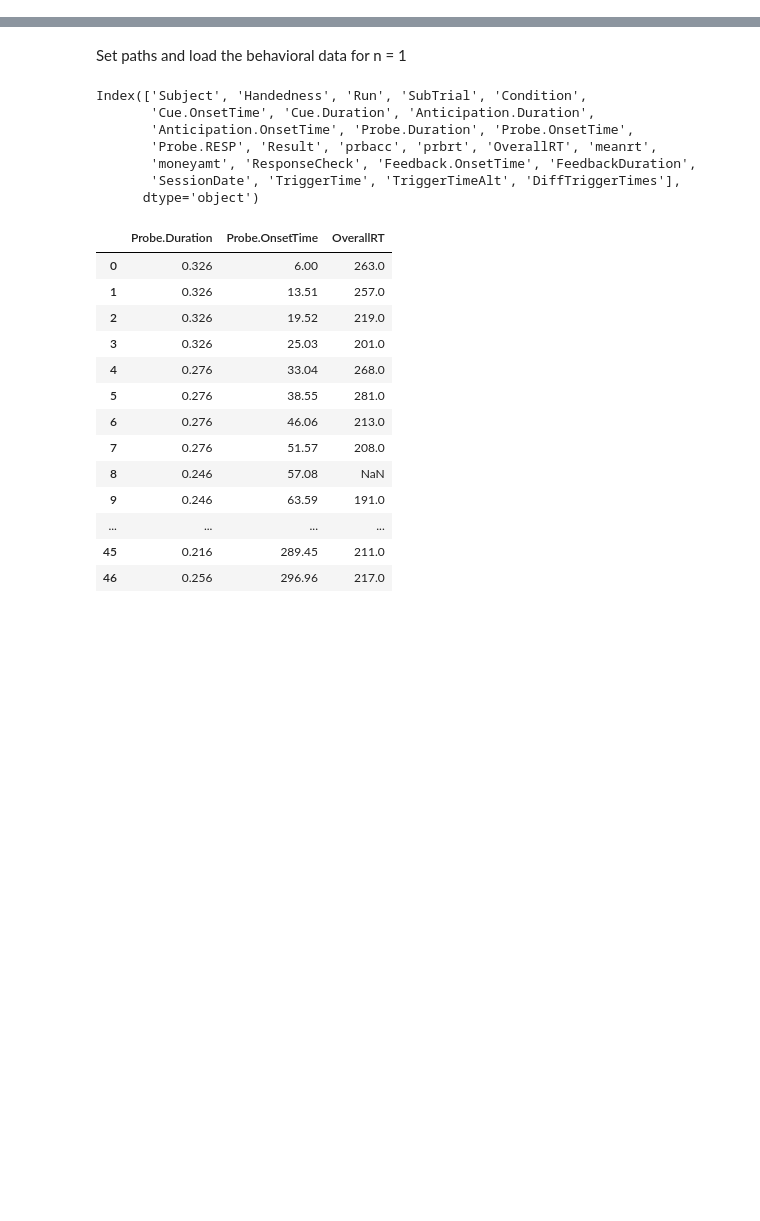
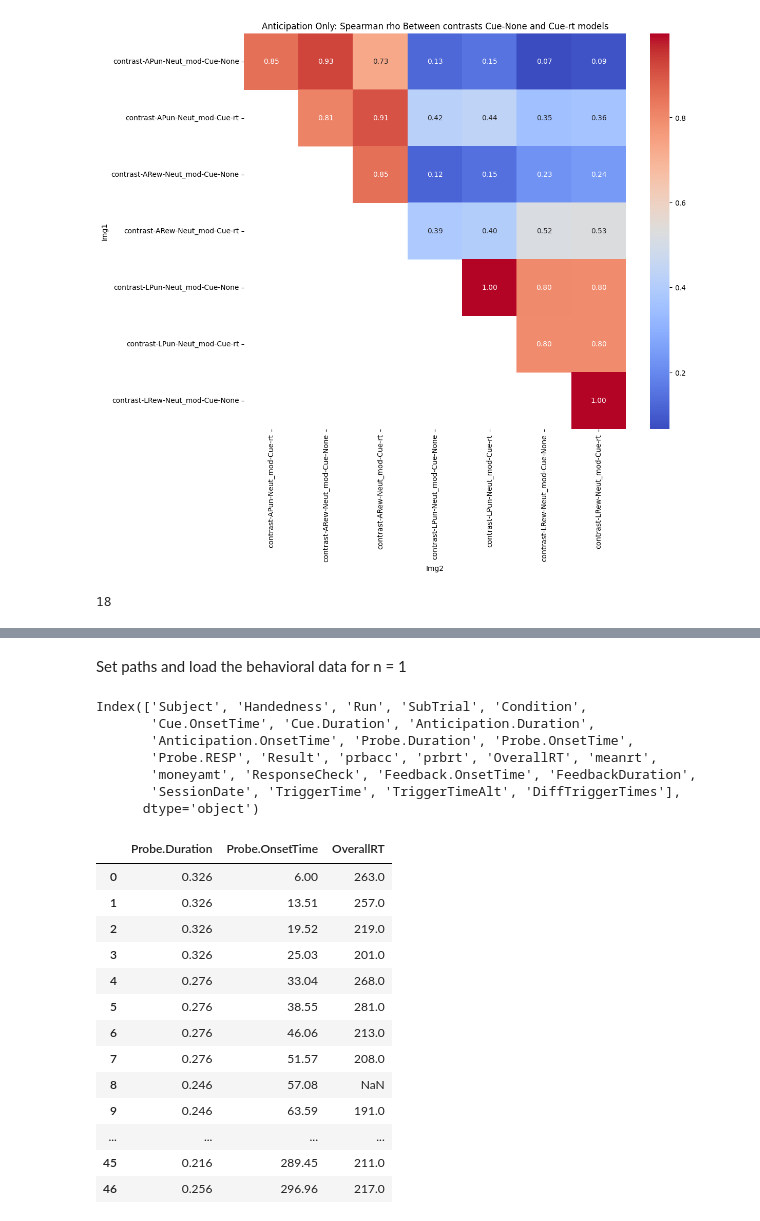
Before and after one commit to demidenm/mid_rt_bold, a Jupyter notebook: scripts/rt_mid_firstlvl.ipynb, the cells around one changed output, grey strips where cells are left out. Saved outputs shown, nothing was run; the diff lists cells and outputs as text; code cells hidden in the pictures; blank space fills up the shorter version.

```diff
--- a/scripts/rt_mid_firstlvl.ipynb
+++ b/scripts/rt_mid_firstlvl.ipynb
@@ -7,0 +64,19 @@ from glob import glob
+# %%
+filtered_ant = pairwise_vals[~((pairwise_vals['img1_short'].str.contains('Hit|Miss')) | (pairwise_vals['img2_short'].str.contains('Hit|Miss')))]
+
+# Create correlation matrix from the filtered DataFrame
+ant_matrix = filtered_ant.pivot(index='img1_short', columns='img2_short', values='similar_coef_r')
+
+# Plot the heatmap
+plt.figure(figsize=(12, 10))
+sns.heatmap(ant_matrix, cmap='coolwarm', annot=True, fmt=".2f", cbar=True)
+plt.title('Anticipation Only: Spearman rho Between contrasts Cue-None and Cue-rt models')
+plt.xlabel('Img2')
+plt.ylabel('Img1')
+plt.show()
+# %% [output]
+[figure, added]
+# %%
+len(models) * len(contrasts)
+# %% [output]
+18
```
Also changed, not shown: parts of 9 cells of this notebook.
